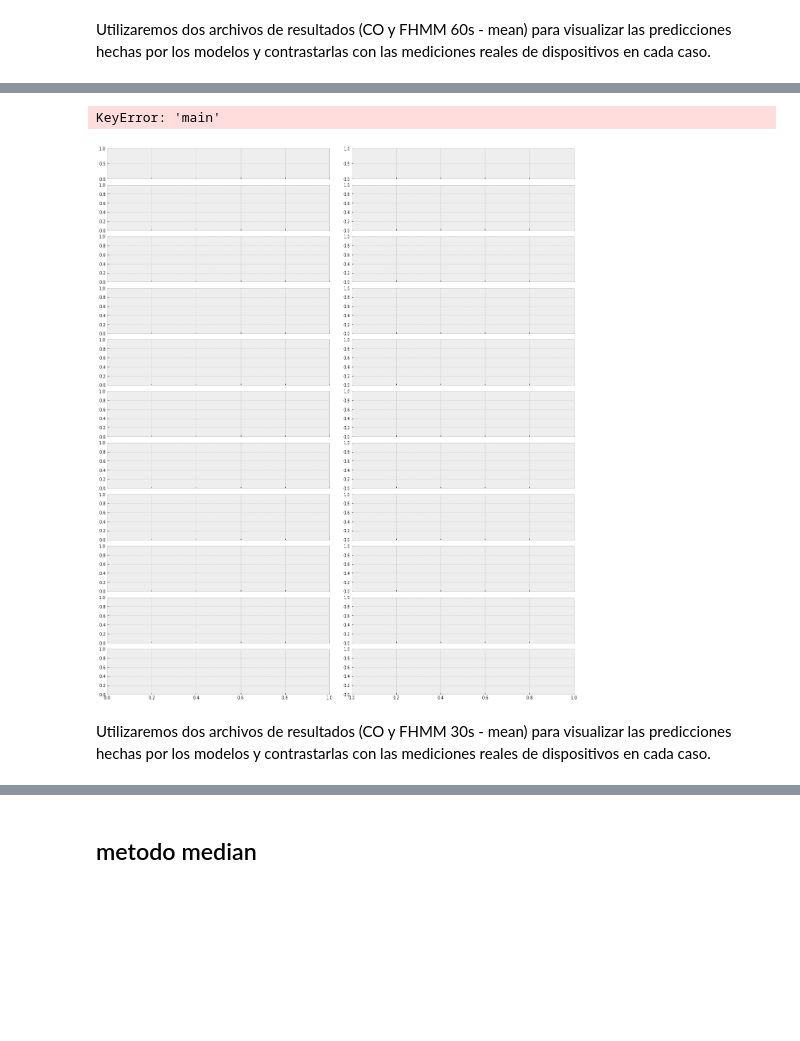
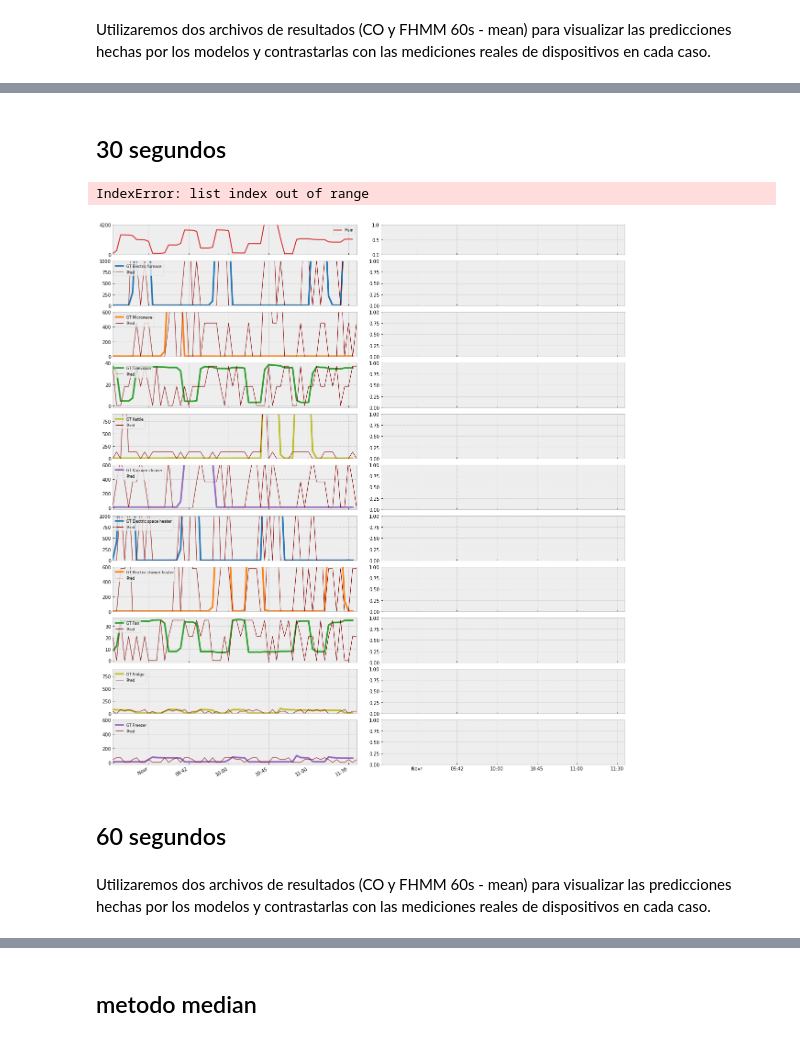
Before and after one commit to crn565/ozm10_appliances_transitorios, a Jupyter notebook: 6.- VALIDACION.ipynb, the cells around one changed output, grey strips where cells are left out. Saved outputs shown, nothing was run; the diff lists cells and outputs as text; code cells hidden in the pictures; blank space fills up the shorter version.

```diff
--- a/6.- VALIDACION.ipynb
+++ b/6.- VALIDACION.ipynb
@@ -25,8 +25,8 @@ data_dir='./data/'
 Ahora tomamos una franja  horaria para validación  que no ha sido utilizada para entrenamiento
 # %%
 #Set para validación
-valid = DataSet('dsual.h5')
-valid.set_window(start="2022-11-23 10:42:00", end="2022-11-23 11:00:00")
+valid = DataSet('dsualmh.h5')
+valid.set_window(start="2023-03-07 12:10:38", end="2023-03-07 12:41:00")
 valid_elec = valid.buildings[1].elec
 
 print('Medidor de cabecera para desagregación:')
@@ -96,9 +96,9 @@ Y ahora vamos a representarlos datos de la validación para el contador principa
 # %%
 rcParams['figure.figsize'] = (10, 6)
 
-t0='2022-11-23 10:42:00+01:00'
-t1='2022-11-23 10:52:00+01:00'
-t2='2022-11-23 11:00:00+01:00'
+t0='2023-03-07 12:10:00+01:00'
+t1='2023-03-07 12:32:00+01:00'
+t2='2023-03-07 12:41:00+01:00'
 
 ax1 = next(valid_Main.load(ac_type='active', sample_period=60, resample_kwargs={'how':'first'}))[t0:t2].plot(c='tab:red')
 ax1.legend(['Main'], loc='upper left') #etiquetas
@@ -116,9 +116,9 @@ Asimismo tambien podemos ver el agregado de los diferentes contadores.
 # %%
 rcParams['figure.figsize'] = (10, 7)
 
-t0='2022-11-23 10:42:00+01:00'
-t1='2022-11-23 10:52:00+01:00'
-t2='2022-11-23 11:00:00+01:00'
+t0='2023-03-07 12:10:00+01:00'
+t1='2023-03-07 12:32:00+01:00'
+t2='2023-03-07 12:41:00+01:00'
 
 ax2 = valid_Devices.dataframe_of_meters(ac_type='active', sample_period=60, resample_kwargs={'how':'first'})[t0:t2].plot()
 #colores
@@ -247,32 +362,31 @@ Utilizaremos dos archivos de resultados (CO y FHMM 60s - mean) para visualizar l
+# %% [markdown]
+## 30 segundos
 # %%
-#resultados de predicción modelo CO 60s
-CO_60s_first=DataSet(data_dir+'NILM/Results/CO_60s_mean_pred.h5')
+#resultados de predicción modelo CO 30s
+CO_60s_first=DataSet(data_dir+'NILM/Results/CO_30s_mean_pred.h5')
 elec_CO_60s_first=CO_60s_first.buildings[1].elec
-#resultados de predicción modelo FHMM 60s
-FHMM_60s_first=DataSet(data_dir+'NILM/Results/FHMM_60s_mean_pred.h5')
-elec_FHMM_60s_first= FHMM_60s_first.buildings[1].elec
+#resultados de predicción modelo FHMM 30s
+#FHMM_60s_first=DataSet(data_dir+'NILM/Results/FHMM_30s_mean_pred.h5')
+#elec_FHMM_60s_first= FHMM_60s_first.buildings[1].elec
 
 #Carga de datos de predicciones y GT en memoria
-gt=valid_elec.dataframe_of_meters(ac_type='active', sample_period=60, resample_kwargs={'how':'mean'})
+gt=valid_elec.dataframe_of_meters(ac_type='active', sample_period=30, resample_kwargs={'how':'mean'})
 gt.columns=list(Meters.values())
 
 pred_CO=elec_CO_60s_first.dataframe_of_meters(ac_type='active')
 pred_CO.columns=[list(Meters.values())[0]]+list(Meters.values())[1:11]
 
-pred_FHMM=elec_FHMM_60s_first.dataframe_of_meters(ac_type='active')
-pred_FHMM.columns=[list(Meters.values())[0]]+list(Meters.values())[1:11]
+#pred_FHMM=elec_FHMM_60s_first.dataframe_of_meters(ac_type='active')
+#pred_FHMM.columns=[list(Meters.values())[0]]+list(Meters.values())[1:11]
 
 #graficos
 rcParams['figure.figsize'] = (20, 24)
-fig, ((ax_a,ax_b),(ax1,ax12),(ax2,ax13),(ax3,ax14), (ax4,ax15),(ax5,ax16),(ax6,ax17),(ax7,ax18),(ax8,ax19), (ax9,ax20),(ax10,ax21)) = plt.subplots(11, 2, sharex=True, gridspec_kw={'hspace': 0.14,'wspace': 0.1,
-                                                                                       'height_ratios':[2,3,3,3,3,3,3,3,3,3,3]})
+fig, ((ax_a,ax_b),(ax1,ax12),(ax2,ax13),(ax3,ax14), (ax4,ax15),(ax5,ax16),(ax6,ax17),(ax7,ax18),(ax8,ax19), (ax9,ax20),(ax10,ax21)) = plt.subplots(11, 2, sharex=True, gridspec_kw={'hspace': 0.14,'wspace': 0.1, 'height_ratios':[2,3,3,3,3,3,3,3,3,3,3]})
 
+t='60s'; m1='_CO'; #m2='_FHMM'; f=8
 
-
-t='60s'; m1='_CO'; m2='_FHMM'; f=8
-
-pred=[pred_CO, pred_FHMM]
-ax=[[ax_a,ax1,ax2,ax3,ax4,ax5,ax6,ax7,ax8,ax9,ax10],[ax_b,ax12,ax13,ax14,ax15,ax16,ax17,ax18,ax19,ax20,ax21]]
+pred=[pred_CO]#, pred_FHMM]
+ax=[[ax_a,ax1,ax2,ax3,ax4,ax5,ax6,ax7,ax8,ax9,ax10]] #,[ax_b,ax12,ax13,ax14,ax15,ax16,ax17,ax18,ax19,ax20,ax21]]
 
 
 #labels = pd.DataFrame({'Instances': list(range(1,12)),
@@ -281,7 +395,7 @@ ax=[[ax_a,ax1,ax2,ax3,ax4,ax5,ax6,ax7,ax8,ax9,ax10],[ax_b,ax12,ax13,ax14,ax15,ax
 #
 
 for i in range(2):
-    gt['main'].plot(ax=ax[i][0], color='tab:red',legend=False)
+    gt['Main'].plot(ax=ax[i][0], color='tab:red',legend=False)
     ax[i][0].legend(labels=['Main'], fontsize=f, loc='best', ncol=1)
     ax[i][0].set_ylim(0,4200)
     ax[i][0].set(yticks=[0,4200])
@@ -317,39 +431,41 @@ for i in range(2):
     pred[i]['Electric space heater'].plot(ax=ax[i][6], c='darkred', lw=1)
     ax[i][6].legend(labels=['GT Electric space heater','Pred'], fontsize=f, loc='upper left', ncol=1)
     ax[i][6].set_ylim(0,1000)
 
     gt['Electric shower heater'].plot(ax=ax[i][7], lw=3.5, c='tab:orange')
     pred[i]['Electric shower heater'].plot(ax=ax[i][7], c='darkred', lw=1)
     ax[i][7].legend(labels=['GT Electric shower heater','Pred'], fontsize=f, loc='upper left', ncol=1)
     ax[i][7].set_ylim(0,600)
 
     gt['Fan'].plot(ax=ax[i][8],lw=3.5, c='tab:green')
     pred[i]['Fan'].plot(ax=ax[i][8], c='darkred', lw=1)
     ax[i][8].legend(labels=['GT Fan','Pred'], fontsize=f, loc='upper left', ncol=1)
 
 
     gt['Fridge'].plot(ax=ax[i][9], lw=3.5, c='tab:olive')
     pred[i]['Fridge'].plot(ax=ax[i][9], c='darkred', lw=1)
     ax[i][9].legend(labels=['GT Fridge','Pred'], fontsize=f, loc='upper left', ncol=1)
     ax[i][9].set_ylim(0,900)
 
     gt['Freezer'].plot(ax=ax[i][10], lw=3.5, c='tab:purple')
     pred[i]['Freezer'].plot(ax=ax[i][10], c='darkred', lw=1)
     ax[i][10].legend(labels=['GT Freezer','Pred'], fontsize=f, loc='upper left', ncol=1)
     ax[i][10].set_ylim(-30,600)
 
 
     ax[i][10].minorticks_off()
-    ax[i][10].set_xticklabels(labels=['23-Novr','09:42','10:00','10:45','11:00','11:30','12:00','12:30','13:00'])
+    ax[i][10].set_xticklabels(labels=['Novr','09:42','10:00','10:45','11:00','11:30','12:00','12:30','13:00'])
 
 for a in ax[1]: a.set_yticklabels([])
-fig.text(0.22, 0.89,'GT vs Pred - CO - first [W]', fontsize=11)
-fig.text(0.62, 0.89,'GT vs Pred - FHMM - first [W]', fontsize=11)
-plt.savefig('./data/images/5.3_Plot_valid_60s.svg', bbox_inches='tight', transparent=True)
+fig.text(0.22, 0.89,'GT vs Pred - CO - mean [W]', fontsize=11)
+fig.text(0.62, 0.89,'GT vs Pred - FHMM - mean [W]', fontsize=11)
+plt.savefig('./data/images/5.3_Plot_valid_30s.svg', bbox_inches='tight', transparent=True)
 pass
 # %% [output]
-KeyError: 'main'
+IndexError: list index out of range
-[figure, old version]
+[figure, new version]
+# %% [markdown]
+## 60 segundos
 # %% [markdown]
-Utilizaremos dos archivos de resultados (CO y FHMM 30s - mean) para visualizar las predicciones hechas por los modelos y contrastarlas con las mediciones reales de dispositivos en cada caso.
+Utilizaremos dos archivos de resultados (CO y FHMM 60s - mean) para visualizar las predicciones hechas por los modelos y contrastarlas con las mediciones reales de dispositivos en cada caso.
 # %%
```
Also changed, not shown: parts of 22 cells of this notebook, 8 other files.
